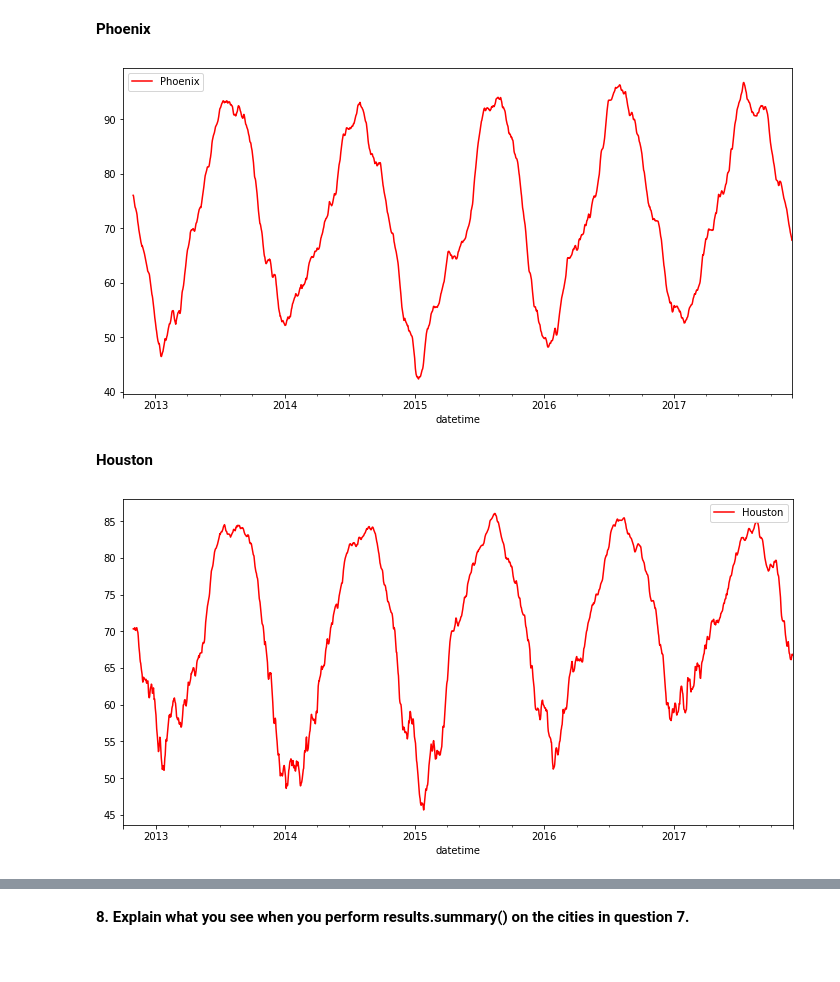
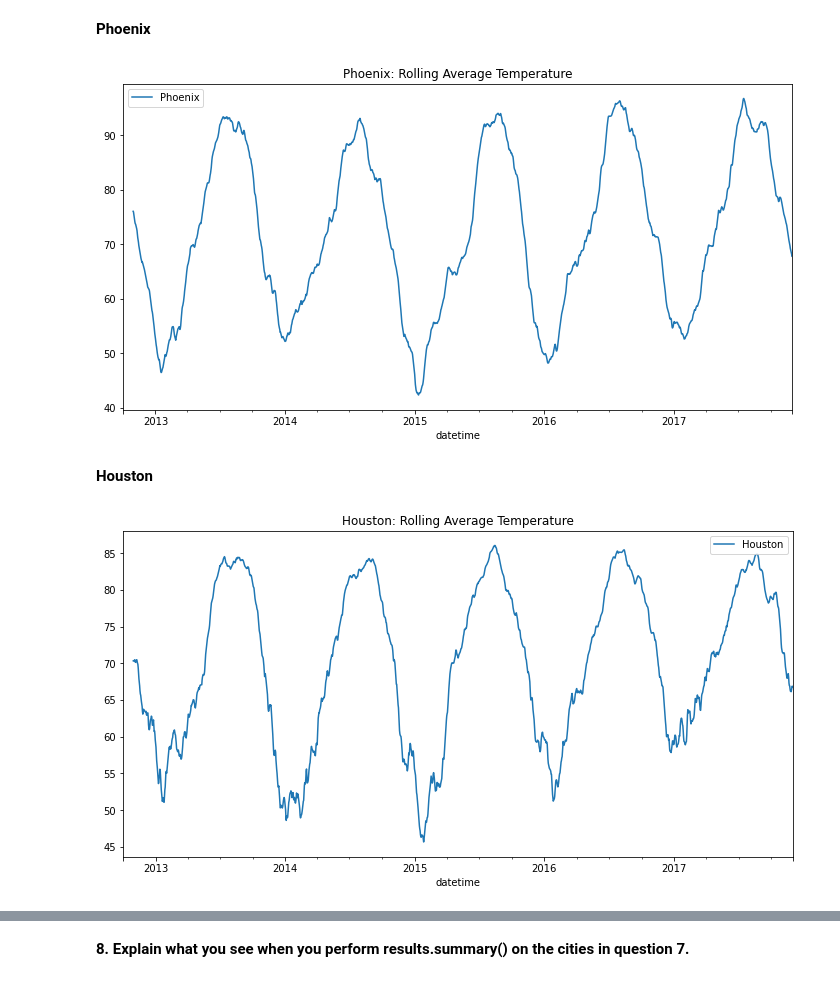
Before and after one commit to artolon/HW11-Time-Series, a Jupyter notebook: Homework11 - Time Series Analysis.ipynb, the cells around one changed output, grey strips where cells are left out. Cells and saved outputs as stored; diff of their text form; code cells hidden in the pictures.

```diff
--- a/Homework11 - Time Series Analysis.ipynb
+++ b/Homework11 - Time Series Analysis.ipynb
@@ -326,16 +317,16 @@ day_temp = new.resample('D').mean()
 # %%
 # Create a rolling average, using 30 observations and weighting by the mean
 rolling = day_temp['Phoenix'].rolling(window=30, win_type='boxcar')
 # Calculate the mean from the rolling window
 rolling_mean = rolling.mean()
 # Create data frame from rolling_mean
 rolling_mean_df = pd.DataFrame(rolling_mean)
 # plot the moving average
-rolling_mean_df.plot(figsize=(12,6), color='red')
+rolling_mean_df.plot(figsize=(12,6), title='Phoenix: Rolling Average Temperature')
 # Display the plot
 plt.show()
 # %% [output]
-[figure, old version]
+[figure, new version]
 # %% [markdown]
 **Houston**
 # %%
@@ -346,11 +337,11 @@ rolling_mean2 = rolling2.mean()
 # Create data frame from rolling_mean
 rolling_mean_df2 = pd.DataFrame(rolling_mean2)
 # plot the moving average
-rolling_mean_df2.plot(figsize=(12,6), color='red')
+rolling_mean_df2.plot(figsize=(12,6), title='Houston: Rolling Average Temperature')
 # Display the plot
 plt.show()
 # %% [output]
-[figure, old version]
+[figure, new version]
 # %% [markdown]
 **7.	Perform SARIMA on five cities, iterating through the cities programmatically. Explain your results.**
 
```
Also changed, not shown: parts of 26 cells of this notebook.
